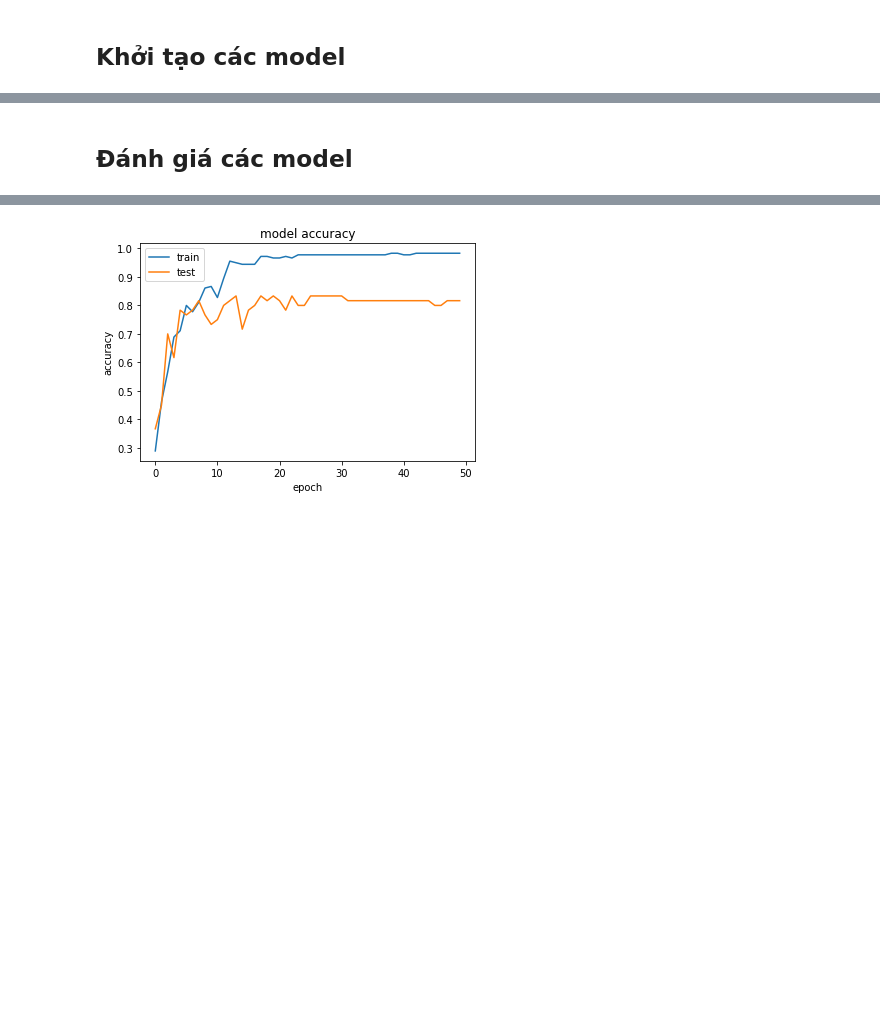
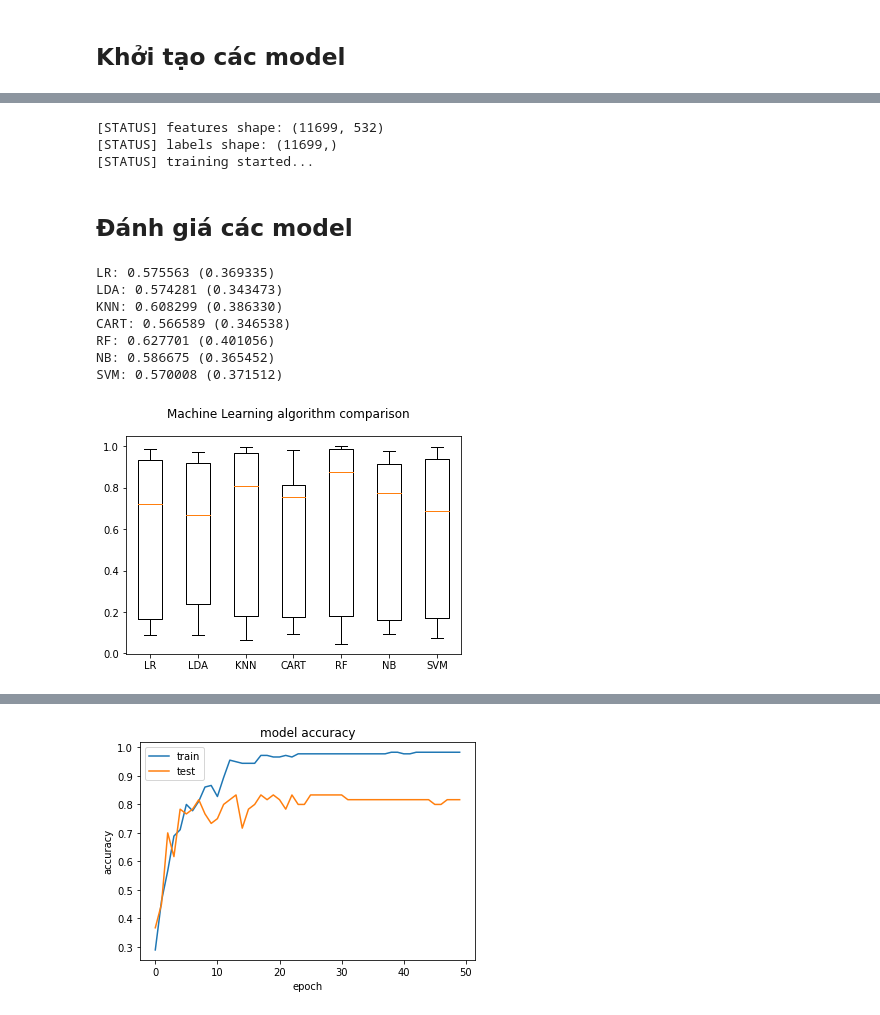
Before and after one commit to Pxtri2156/Project-machine-learning, a Jupyter notebook: Fruit_Recognition_.ipynb, the cells around one changed output, grey strips where cells are left out. Cells and saved outputs as stored; diff of their text form; code cells hidden in the pictures; blank space fills up the shorter version.

Commit message:
Update Project

```diff
--- a/Fruit_Recognition_.ipynb
+++ b/Fruit_Recognition_.ipynb
@@ -632,16 +652,16 @@ warnings.filterwarnings('ignore')
 num_trees = 100
 test_size = 0.10
 seed      = 9
-train_path = "dien vao........"
+train_path = "/content/drive/My Drive/Project_ML/Dataset/Train_data"
 test_path  = "dien vao........"
-h5_data    = '/content/drive/My Drive/Project_ML/Output/data.h5' #điền lại
-h5_labels  = '/content/drive/My Drive/Project_ML/Output/labels.h5'# điền lại
+h5_Train_data    = '/content/drive/My Drive/Project_ML/Output/Train_data.h5'
+h5_Train_labels  = '/content/drive/My Drive/Project_ML/Output/Train_labels.h5'
 scoring    = "accuracy"
 
 # get the training labels
 train_labels = []
 for folder_name in os.listdir(train_path):
-  tranin_labels.append(folder_name)
+  train_labels.append(folder_name)
 # sort the training labels
 
 
@@ -661,11 +681,11 @@ results = []
 names   = []
 
 # import the feature vector and trained labels
-h5f_data  = h5py.File(h5_data, 'r')
-h5f_label = h5py.File(h5_labels, 'r')
+h5f_data  = h5py.File(h5_Train_data, 'r')
+h5f_label = h5py.File(h5_Train_labels, 'r')
 
-global_features_string = h5f_data['dataset_1']
-global_labels_string   = h5f_label['dataset_1']
+global_features_string = h5f_data['dataset']
+global_labels_string   = h5f_label['dataset']
 
 global_features = np.array(global_features_string)
 global_labels   = np.array(global_labels_string)
@@ -680,22 +700,38 @@ print("[STATUS] features shape: {}".format(global_features.shape))
 print("[STATUS] labels shape: {}".format(global_labels.shape))
 
 print("[STATUS] training started...")
+# %% [output]
+[STATUS] features shape: (11699, 532)
+[STATUS] labels shape: (11699,)
+[STATUS] training started...
 # %% [markdown]
 ## **Đánh giá các model**
 # %%
 # 10-fold cross validation
+names =  []
+results = []
 for name, model in models:
     kfold = KFold(n_splits=10, random_state=seed)
-    cv_results = cross_val_score(model, trainDataGlobal, trainLabelsGlobal, cv=kfold, scoring=scoring)
+    cv_results = cross_val_score(model,global_features, global_labels, cv=kfold, scoring=scoring)
     results.append(cv_results)
     names.append(name)
     msg = "%s: %f (%f)" % (name, cv_results.mean(), cv_results.std())
     print(msg)
-
+with open('/content/drive/My Drive/Project_ML/Models/Scoring.txt','wb') as fp:
+  pickle.dump(results, fp)
 # boxplot algorithm comparison
 fig = pyplot.figure()
 fig.suptitle('Machine Learning algorithm comparison')
 ax = fig.add_subplot(111)
 pyplot.boxplot(results)
 ax.set_xticklabels(names)
 pyplot.show()
+# %% [output]
+LR: 0.575563 (0.369335)
+LDA: 0.574281 (0.343473)
+KNN: 0.608299 (0.386330)
+CART: 0.566589 (0.346538)
+RF: 0.627701 (0.401056)
+NB: 0.586675 (0.365452)
+SVM: 0.570008 (0.371512)
+[figure, added]
```
Also changed, not shown: parts of 12 cells of this notebook.
